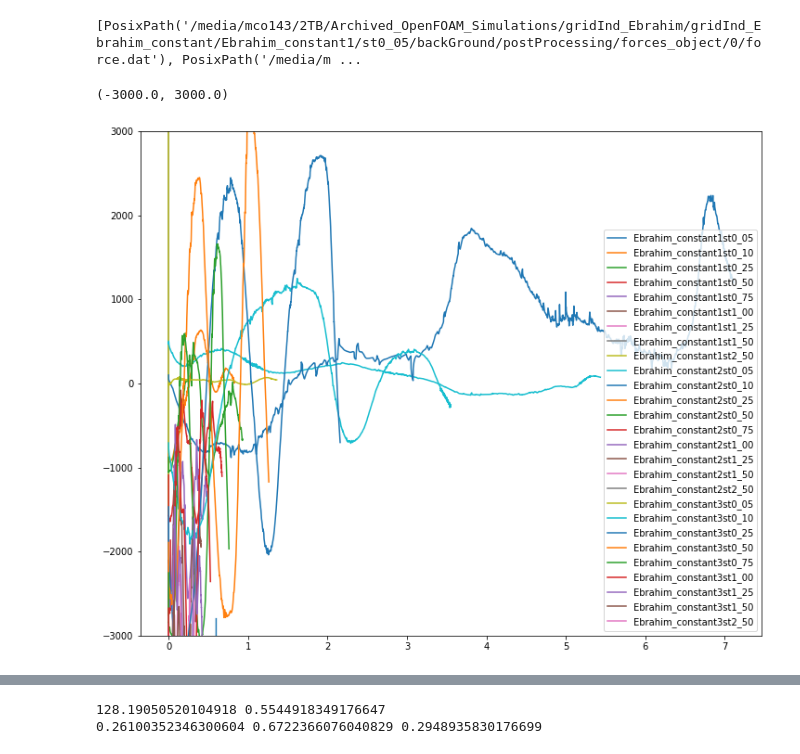
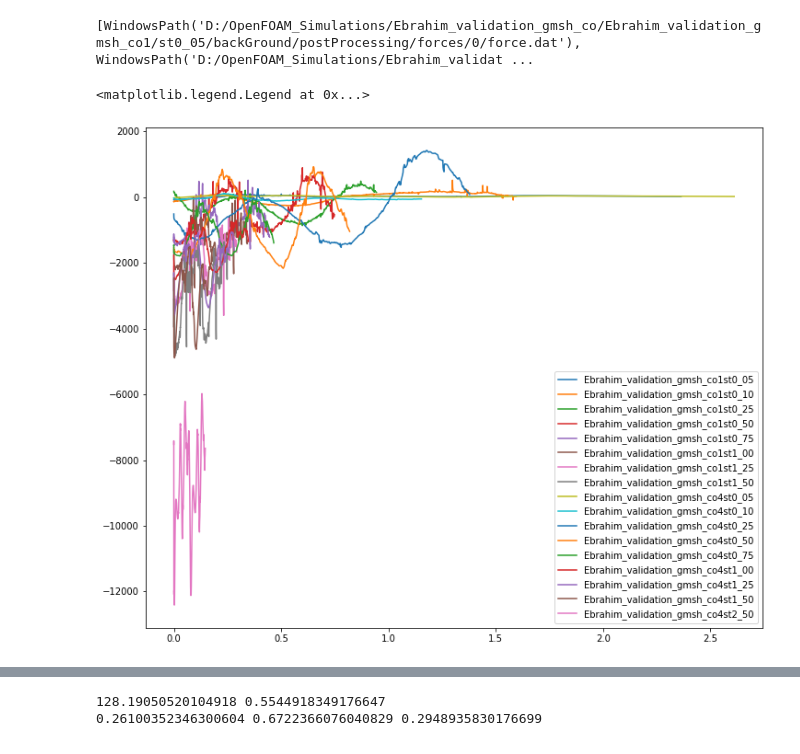
Before and after one commit to michaelcoe/Ika-Flow, a Jupyter notebook: OpenFOAM/postProcessing/plotForces_multipleCases.ipynb, the cells around one changed output, grey strips where cells are left out. Saved outputs shown, nothing was run; the diff lists cells and outputs as text; code cells hidden in the pictures.

Commit message:
force scripts now have dictionaries

```diff
--- a/OpenFOAM/postProcessing/plotForces_multipleCases.ipynb
+++ b/OpenFOAM/postProcessing/plotForces_multipleCases.ipynb
@@ -30,7 +30,7 @@ def fit_data(xData, yData):
 
     return popt, r_squared
 # %%
-data_location = r'/media/mco143/2TB/Archived_OpenFOAM_Simulations/gridInd_Ebrahim/gridInd_Ebrahim_constant'
+data_location = r'D:\OpenFOAM_Simulations\Ebrahim_validation_gmsh_co'
 
 force_paths = pio.get_files(data_location, 'force.dat')
 force_paths.sort()
@@ -40,51 +40,68 @@ solver_paths.sort()
 
 tmp = []
 
-constantDict = {'parentCase':[], 'specificCase':[], 'totalTime':[]}
+unique_cases = []
+prev_case = ''
+for path in force_paths:
+    if prev_case == path.parts[-7]:
+        continue
+    else:
+        unique_cases.append(path.parts[-7])
+        prev_case = path.parts[-7]
+
+solverDict = {'parentCase':[], 'specificCase':[], 'totalTime':[]}
 
 for solverFile in solver_paths:
-    constantDict['parentCase'].append(solverFile.parts[-4])
-    constantDict['specificCase'].append(solverFile.parts[-3])
+    solverDict['parentCase'].append(solverFile.parts[-4])
+    solverDict['specificCase'].append(solverFile.parts[-3])
     with open(solverFile, 'r') as f:
         for line in f:
             if 'ExecutionTime' in line:
                 tmp.append(line.split()[2])
 
-    constantDict['totalTime'].append(tmp[-1])
+    solverDict['totalTime'].append(tmp[-1])
 
 cycles = 2.0
-total_cycles = 3.0
+total_cycles = 4.0
 
 forces = [Forces(filepath, cycles, total_cycles, True, True) for filepath in force_paths]
 # %% [output]
-[PosixPath('/media/mco143/2TB/Archived_OpenFOAM_Simulations/gridInd_Ebrahim/gridInd_Ebrahim_constant/Ebrahim_constant1/st0_05/backGround/postProcessing/forces_object/0/force.dat'), PosixPath('/media/m ...
+[WindowsPath('D:/OpenFOAM_Simulations/Ebrahim_validation_gmsh_co/Ebrahim_validation_gmsh_co1/st0_05/backGround/postProcessing/forces/0/force.dat'), WindowsPath('D:/OpenFOAM_Simulations/Ebrahim_validat ...
 # %%
 figure_path = r'../figures/'
 
 density = 998.2
 fudgeFactor = 1.0
 alpha_max = [5, 10, 15, 20, 25, 30]
 average_fx = []
-case = []
 
-for force in forces:
-    average_fx.append(force.averageFilteredForces['total']['x']/density)
-    case.append(force.specific_case)
+forceCaseDict = dict()
+for case in unique_cases:
+    forceCaseDict[case] = {'Strouhal':[], 'Average_fx':[], 'fit':[], 'r_squared':[]}
+    for force in forces:
+        if force.parent_case == case:
+            strouhal = force.specific_case[2:].replace('_', '.')
+            forceCaseDict[force.parent_case]['Strouhal'].append(float(strouhal))
+            forceCaseDict[force.parent_case]['Average_fx'].append(force.averageFilteredForces['total']['x']/density)
+
+    popt, r_squared = fit_data(np.array(forceCaseDict[case]['Average_fx']), np.array(forceCaseDict[case]['Strouhal']))
+    forceCaseDict[case]['fit'].append(popt)
+    forceCaseDict[case]['r_squared'].append(r_squared)
 
 fig1, ax1 = plt.subplots(figsize=(12,10))
 for force in forces:
     ax1.plot(force.filteredForces['time'], force.filteredForces['total']['x'], label=force.parent_case + force.specific_case)
 
 #ax2 = plt.axes([0, 0, 1, 1])
 #ip = InsetPosition(ax1, [0.2,0.4,0.55,0.55])
 #ax2.set_axes_locator(ip)
 #mark_inset(ax1, ax2, loc1=2, loc2=4, fc="none", ec='0.5')
 
 ax1.legend()
-ax1.set_ylim([-3000, 3000])
+#ax1.set_ylim([-3000, 3000])
 
-fig1.savefig(Path(figure_path).joinpath('Raw Data.png'), facecolor='w', dpi=300)
+#fig1.savefig(Path(figure_path).joinpath('Raw Data.png'), facecolor='w', dpi=300)
 # %% [output]
-(-3000.0, 3000.0)
+<matplotlib.legend.Legend at 0x...>
-[figure, old version]
+[figure, new version]
 # %%
```
Also changed, not shown: parts of 2 cells of this notebook, 3 other files.
